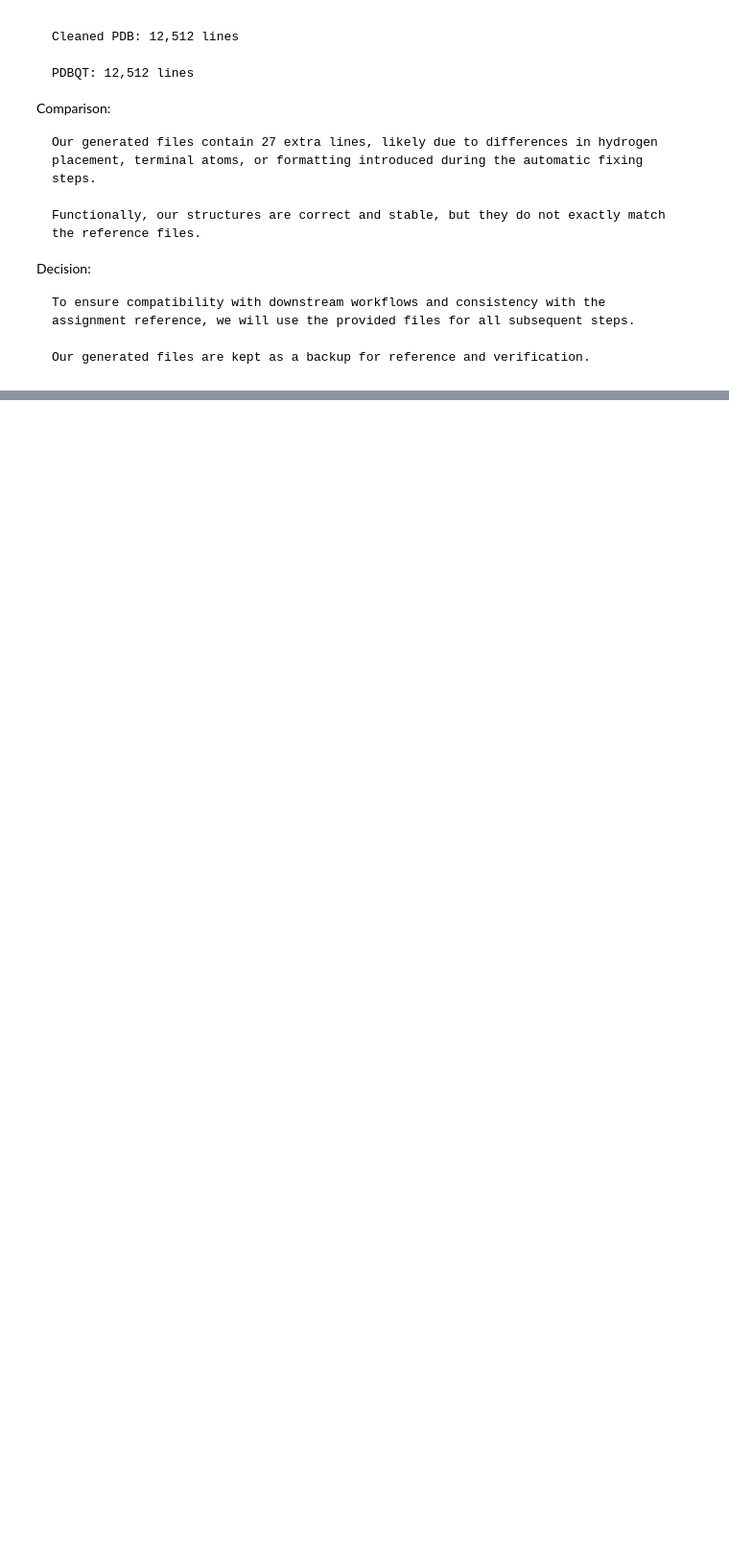
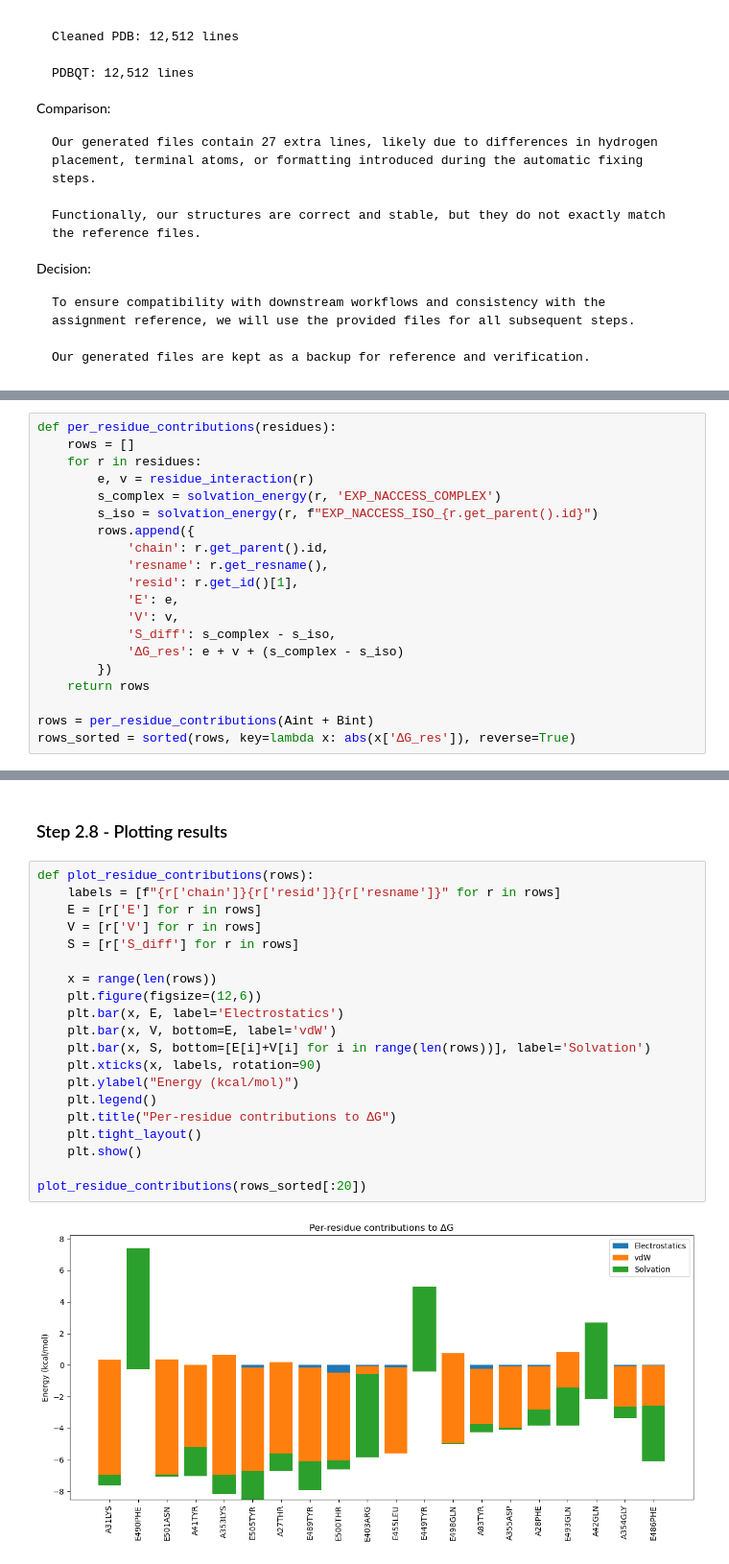
Before and after one commit to lacintadiez/BioPhysics_Project_2025, a Jupyter notebook: Code_Data_Repo/Biophysics Project 2025 Notebook Pipeline Layout.ipynb, the cells around one changed output, grey strips where cells are left out. Shown: that part at 96% size. Saved outputs shown, nothing was run; the diff lists cells and outputs as text; blank space fills up the shorter version.

```diff
--- a/Code_Data_Repo/Biophysics Project 2025 Notebook Pipeline Layout.ipynb
+++ b/Code_Data_Repo/Biophysics Project 2025 Notebook Pipeline Layout.ipynb
@@ -186,0 +417,20 @@ Decision:
+# %%
+def per_residue_contributions(residues):
+    rows = []
+    for r in residues:
+        e, v = residue_interaction(r)
+        s_complex = solvation_energy(r, 'EXP_NACCESS_COMPLEX')
+        s_iso = solvation_energy(r, f"EXP_NACCESS_ISO_{r.get_parent().id}")
+        rows.append({
+            'chain': r.get_parent().id,
+            'resname': r.get_resname(),
+            'resid': r.get_id()[1],
+            'E': e,
+            'V': v,
+            'S_diff': s_complex - s_iso,
+            'ΔG_res': e + v + (s_complex - s_iso)
+        })
+    return rows
+
+rows = per_residue_contributions(Aint + Bint)
+rows_sorted = sorted(rows, key=lambda x: abs(x['ΔG_res']), reverse=True)
@@ -186,0 +454,24 @@ Decision:
+# %% [markdown]
+### Step 2.8 - Plotting results
+# %%
+def plot_residue_contributions(rows):
+    labels = [f"{r['chain']}{r['resid']}{r['resname']}" for r in rows]
+    E = [r['E'] for r in rows]
+    V = [r['V'] for r in rows]
+    S = [r['S_diff'] for r in rows]
+
+    x = range(len(rows))
+    plt.figure(figsize=(12,6))
+    plt.bar(x, E, label='Electrostatics')
+    plt.bar(x, V, bottom=E, label='vdW')
+    plt.bar(x, S, bottom=[E[i]+V[i] for i in range(len(rows))], label='Solvation')
+    plt.xticks(x, labels, rotation=90)
+    plt.ylabel("Energy (kcal/mol)")
+    plt.legend()
+    plt.title("Per-residue contributions to ΔG")
+    plt.tight_layout()
+    plt.show()
+
+plot_residue_contributions(rows_sorted[:20])
+# %% [output]
+[figure, added]
```
Also changed, not shown: parts of 20 cells of this notebook, 20 other files.
